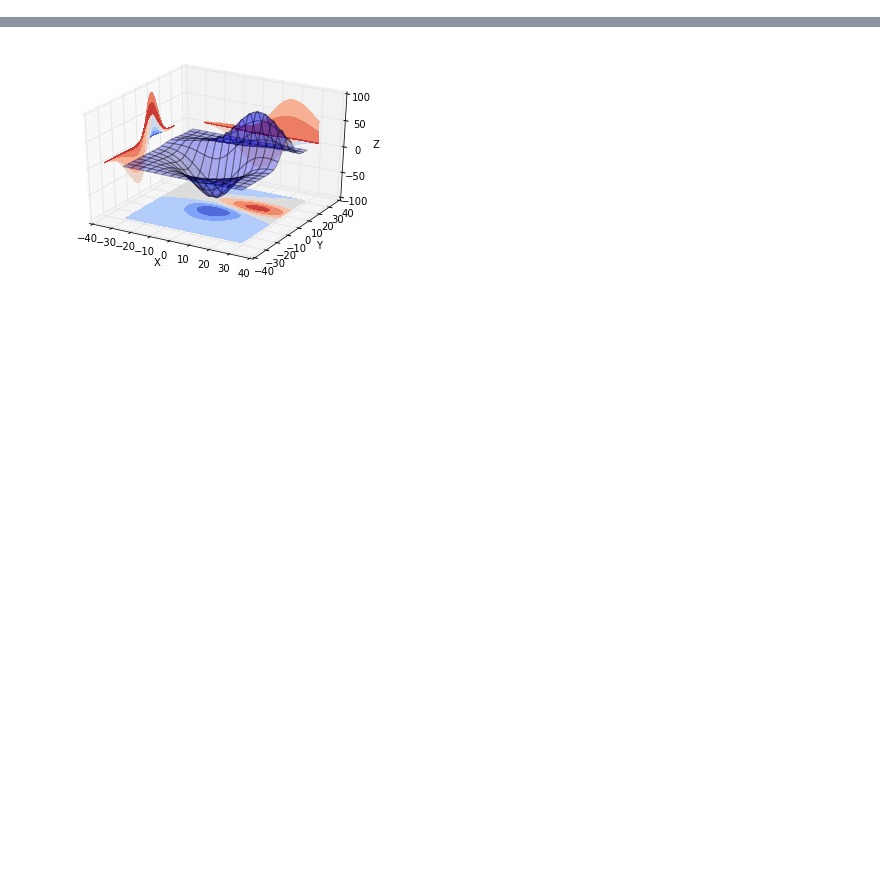
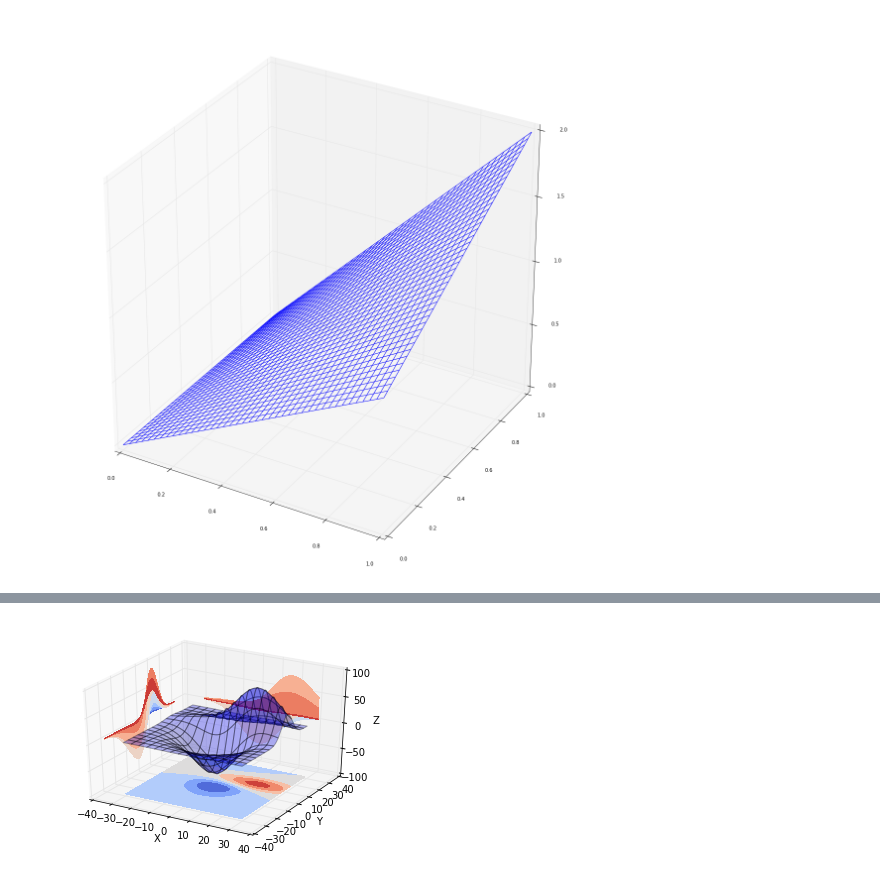
Before and after one commit to chendaniely/multidisciplinary-diffusion-model-experiments, a Jupyter notebook: staging/recurrent/Untitled.ipynb, the cells around one changed output, grey strips where cells are left out. Saved outputs shown, nothing was run; the diff lists cells and outputs as text; code cells hidden in the pictures; blank space fills up the shorter version.

```diff
--- a/staging/recurrent/Untitled.ipynb
+++ b/staging/recurrent/Untitled.ipynb
@@ -193,0 +321,15 @@ plt.show()
+# %%
+# %load http://matplotlib.org/mpl_examples/mplot3d/wire3d_demo.py
+from mpl_toolkits.mplot3d import axes3d
+import matplotlib.pyplot as plt
+import numpy as np
+
+fig = plt.figure(figsize=(20,20))
+ax = fig.add_subplot(111, projection='3d')
+ax.plot_wireframe(a, b, c, rstride=1, cstride=1)
+
+plt.show()
+
+rotanimate(ax, angles,'movie.gif', delay=40, width=11, height = 8.5)
+# %% [output]
+[figure, added]
```
Also changed, not shown: parts of 26 cells of this notebook.
